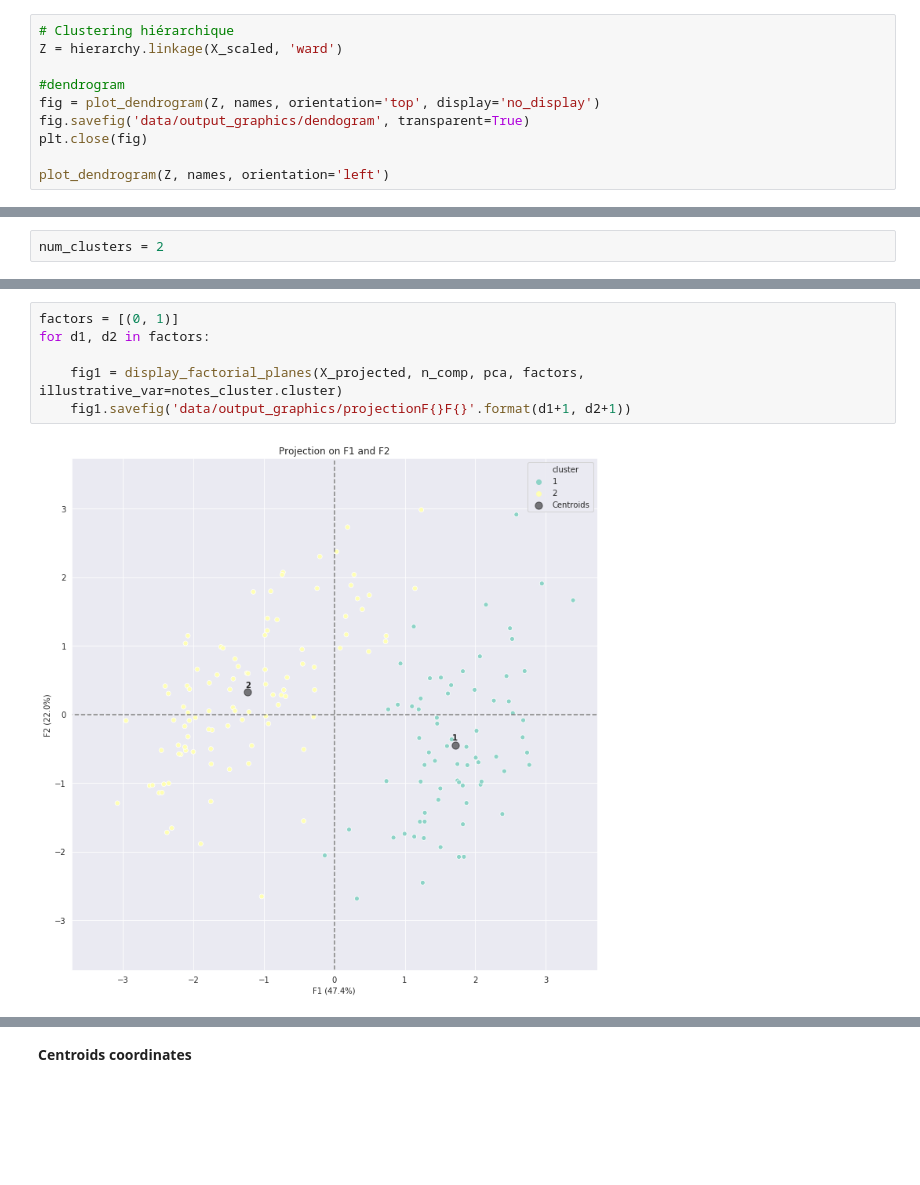
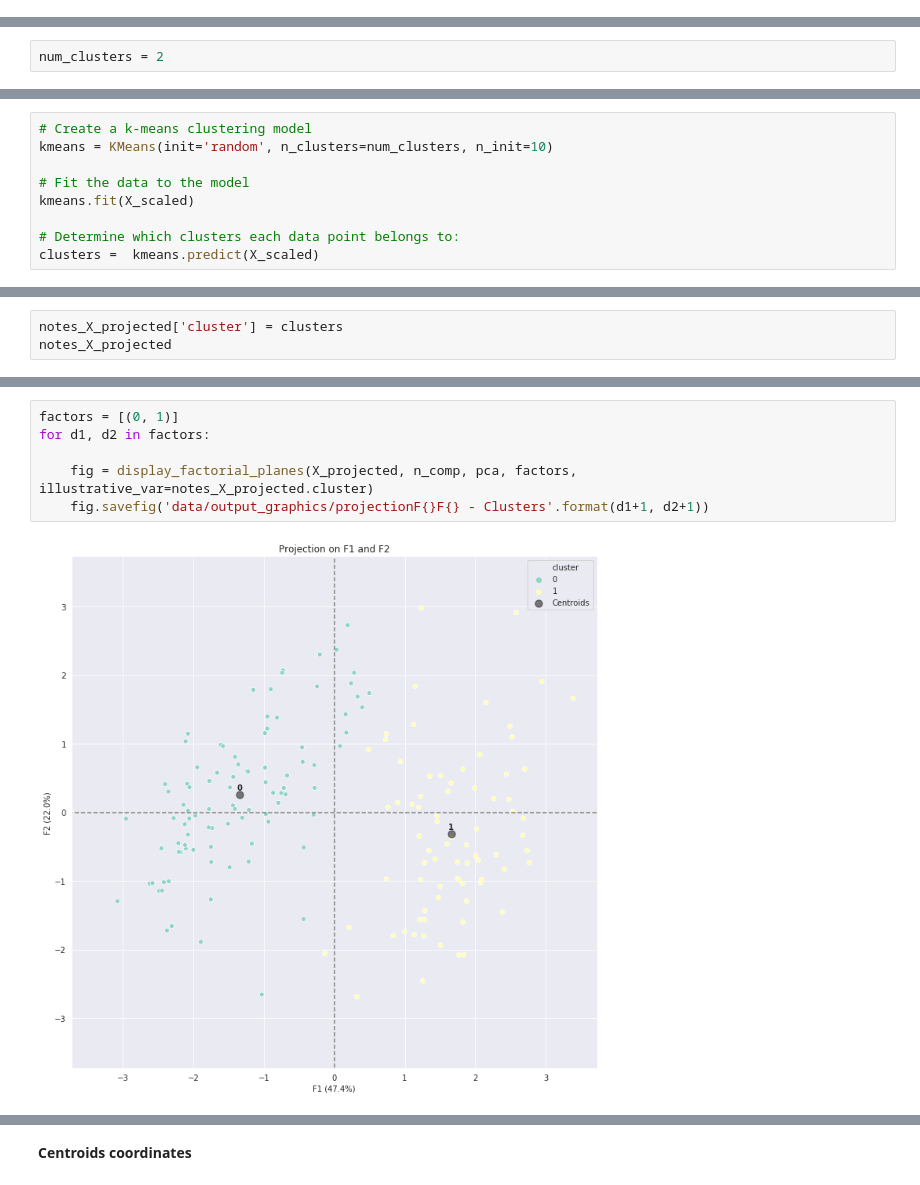
Before and after one commit to Michael-Orange/algorithm_banknotes, a Jupyter notebook: P6.ipynb, the cells around one changed output, grey strips where cells are left out. Cells and saved outputs as stored; diff of their text form; blank space fills up the shorter version.

Commit message:
kmeans

```diff
--- a/P6.ipynb
+++ b/P6.ipynb
@@ -395,10 +435,0 @@ centroids_isgenuine
-# %%
-# Clustering hiérarchique
-Z = hierarchy.linkage(X_scaled, 'ward')
-
-#dendrogram
-fig = plot_dendrogram(Z, names, orientation='top', display='no_display')
-fig.savefig('data/output_graphics/dendogram', transparent=True)
-plt.close(fig)
-
-plot_dendrogram(Z, names, orientation='left')
@@ -414,0 +438,9 @@ notes_cluster.index=names
+# %%
+# Create a k-means clustering model
+kmeans = KMeans(init='random', n_clusters=num_clusters, n_init=10)
+
+# Fit the data to the model
+kmeans.fit(X_scaled)
+
+# Determine which clusters each data point belongs to:
+clusters =  kmeans.predict(X_scaled)
@@ -421,0 +468,3 @@ notes_cluster.reset_index().pivot_table(index='cluster', aggfunc=len)
+# %%
+notes_X_projected['cluster'] = clusters
+notes_X_projected
@@ -422,8 +485,8 @@ notes_cluster.reset_index().pivot_table(index='cluster', aggfunc=len)
 # %%
 factors = [(0, 1)]
 for d1, d2 in factors:
 
-    fig1 = display_factorial_planes(X_projected, n_comp, pca, factors, illustrative_var=notes_cluster.cluster)
-    fig1.savefig('data/output_graphics/projectionF{}F{}'.format(d1+1, d2+1))
+    fig = display_factorial_planes(X_projected, n_comp, pca, factors, illustrative_var=notes_X_projected.cluster)
+    fig.savefig('data/output_graphics/projectionF{}F{} - Clusters'.format(d1+1, d2+1))
 # %% [output]
-[figure, old version]
+[figure, new version]
```
Also changed, not shown: parts of 31 cells of this notebook.
